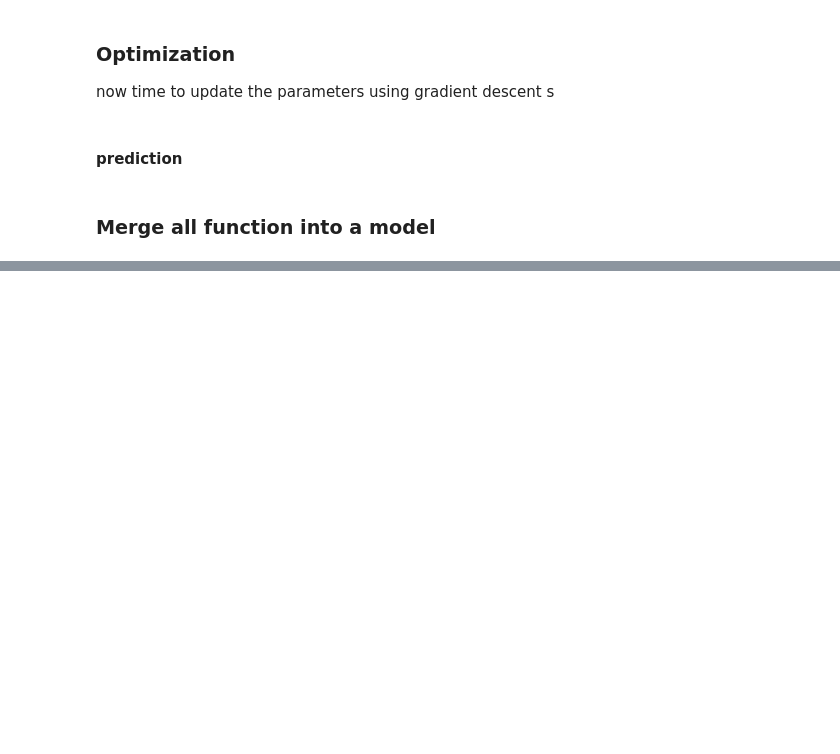
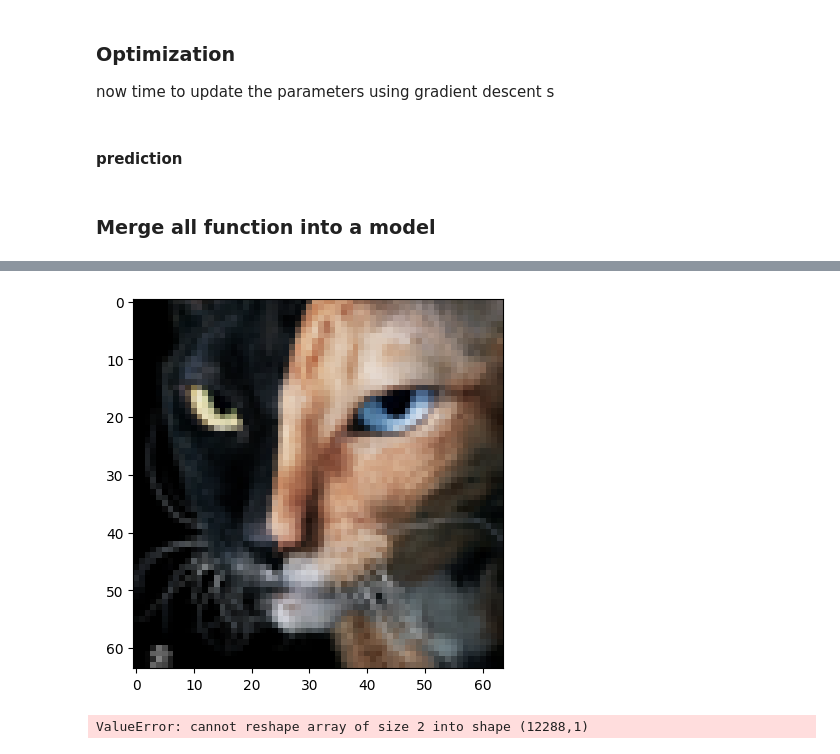
Before and after one commit to Sakshamroy/neural_network, a Jupyter notebook: deep1.ipynb, the cells around one changed output, grey strips where cells are left out. Drawn from its saved outputs; the diff is of its cells as text; code cells hidden in the pictures; blank space fills up the shorter version.

```diff
--- a/deep1.ipynb
+++ b/deep1.ipynb
@@ -231,0 +336,29 @@ def model (X_train, Y_train, X_test, Y_test, num_iteration = 2000, learning_rate
+# %%
+from PIL import Image
+import numpy as np
+import matplotlib.pyplot as plt
+
+# Apni image ka path
+my_image = "Screenshot 2026-06-14 at 10.15.44.png"
+
+# Resize image to required size
+fname = my_image
+image = np.array(Image.open(fname).resize((num_px, num_px)))
+
+# Agar image RGB hai to pehle 3 channels lo
+image = image[:, :, :3]
+
+plt.imshow(image)
+plt.show()
+
+# Flatten and standardize
+image = image.reshape((1, num_px * num_px * 3)).T
+image = image / 255.
+
+# Prediction
+my_predicted_image = predict(w, b, image)
+
+print("Prediction =", int(my_predicted_image.squeeze()))
+# %% [output]
+[figure, added]
+ValueError: cannot reshape array of size 2 into shape (12288,1)
```
Also changed, not shown: parts of 7 cells of this notebook.
